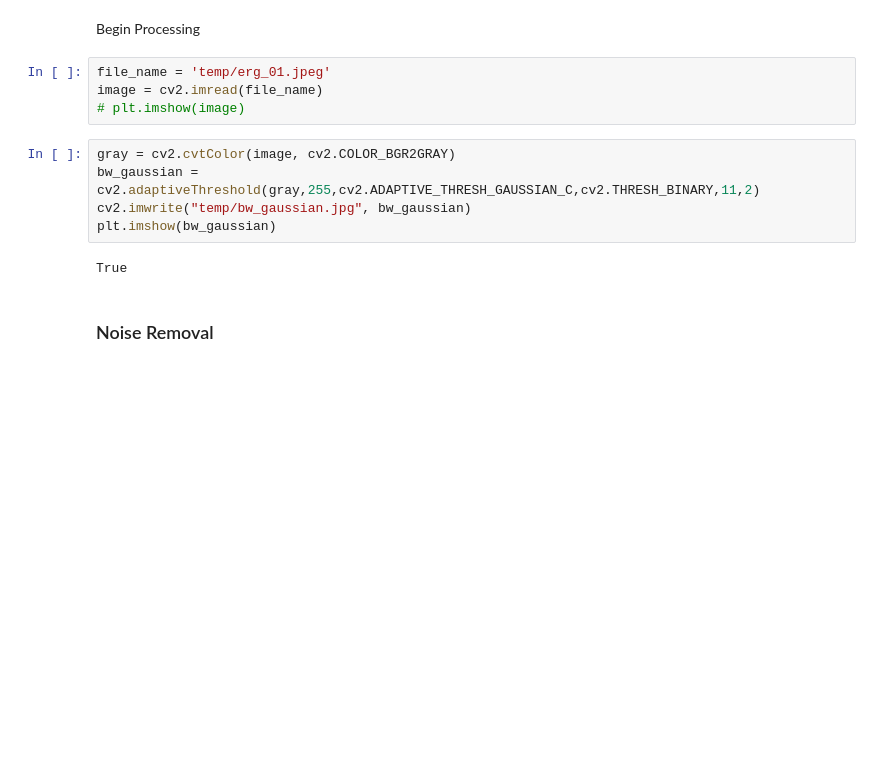
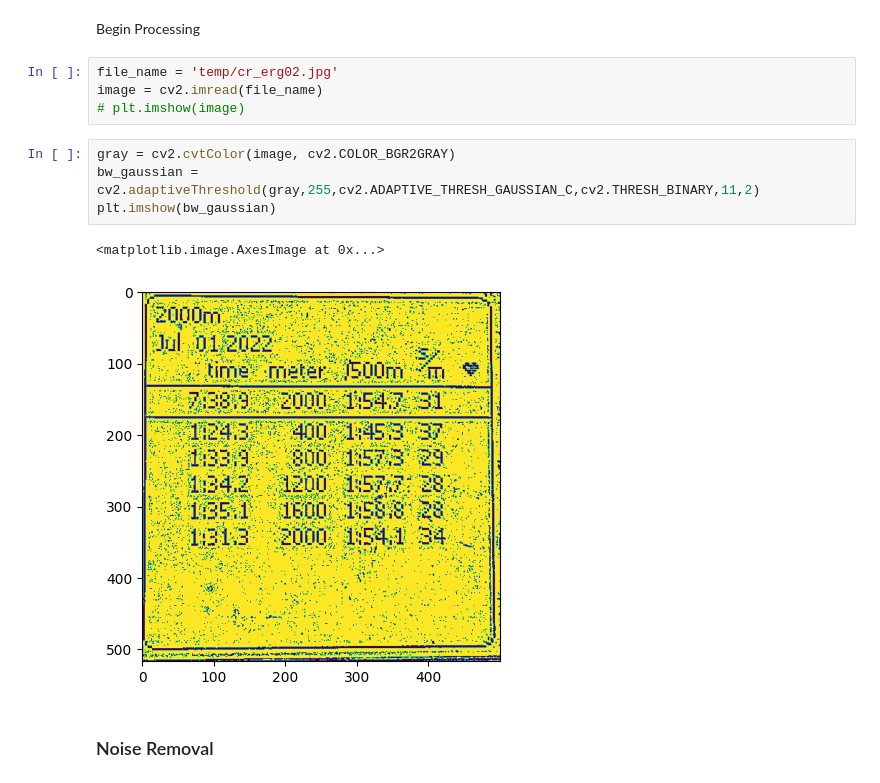
Before and after one commit to paper-dragonfly/ocr_sandbox, a Jupyter notebook: process_image.ipynb, the cells around one changed output. Cells and saved outputs as stored; diff of their text form; blank space fills up the shorter version.

```diff
--- a/process_image.ipynb
+++ b/process_image.ipynb
@@ -32,16 +34,16 @@ def display(im_path):
 # %% [markdown]
 Begin Processing
 # %%
-file_name = 'temp/erg_01.jpeg'
+file_name = 'temp/cr_erg02.jpg'
 image = cv2.imread(file_name)
 # plt.imshow(image)
 # %%
 gray = cv2.cvtColor(image, cv2.COLOR_BGR2GRAY)
 bw_gaussian = cv2.adaptiveThreshold(gray,255,cv2.ADAPTIVE_THRESH_GAUSSIAN_C,cv2.THRESH_BINARY,11,2)
-cv2.imwrite("temp/bw_gaussian.jpg", bw_gaussian)
 plt.imshow(bw_gaussian)
 # %% [output]
-True
+<matplotlib.image.AxesImage at 0x...>
+[figure, added]
 # %% [markdown]
 ### Noise Removal
 # %%
```
Also changed, not shown: parts of 2 cells of this notebook, 10 other files.
